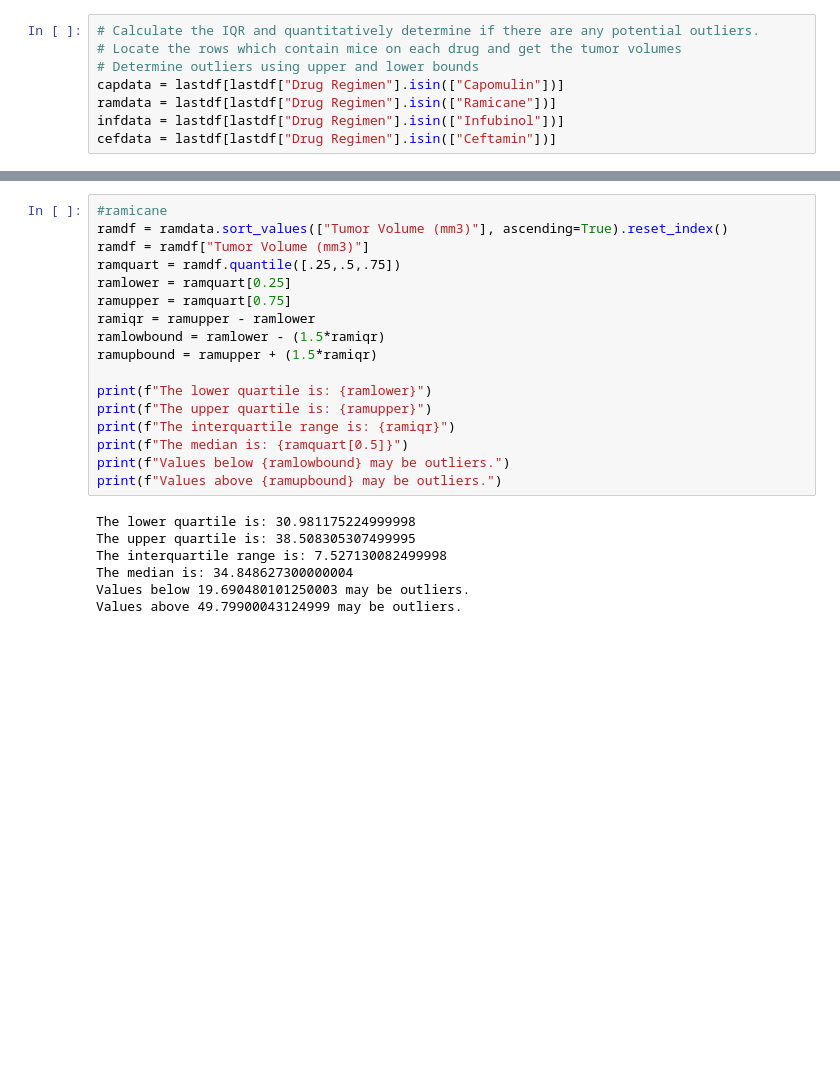
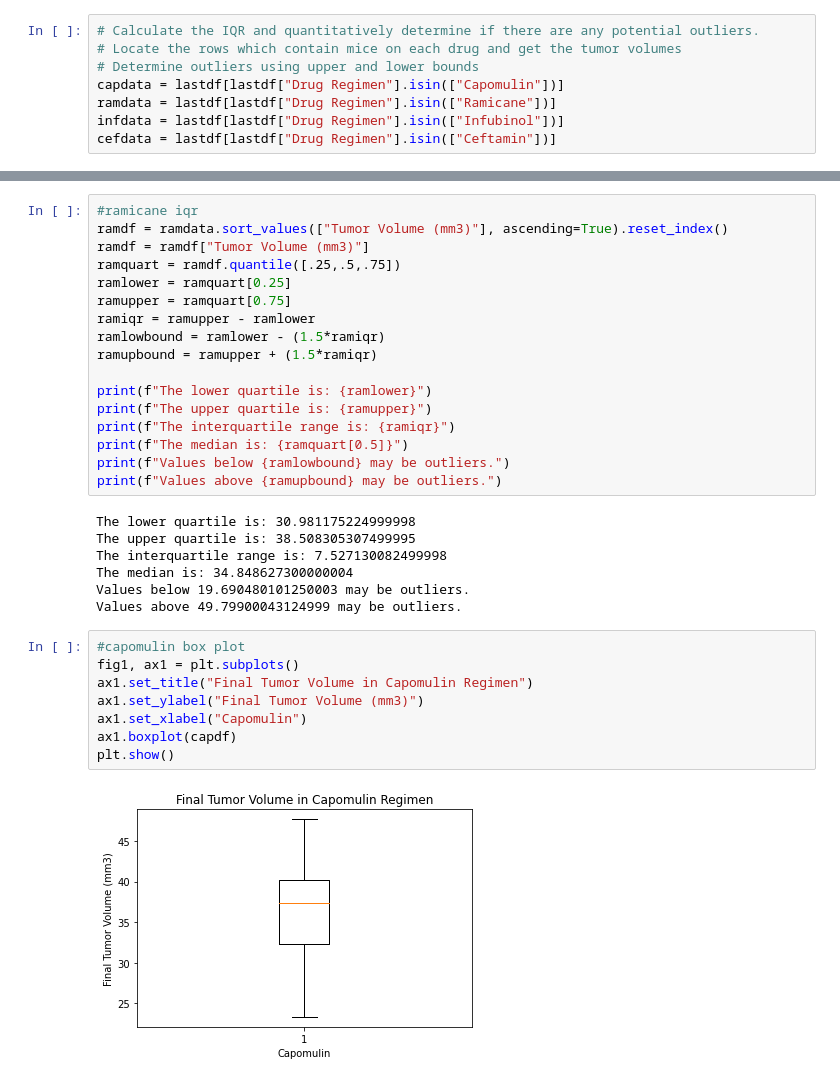
Before and after one commit to ericlee1899/matplotlib-challenge, a Jupyter notebook: Main.ipynb, the cells around one changed output, grey strips where cells are left out. Saved outputs shown, nothing was run; the diff lists cells and outputs as text; blank space fills up the shorter version.

```diff
--- a/Main.ipynb
+++ b/Main.ipynb
@@ -207,5 +231,5 @@ Values above 51.83201549 may be outliers.
 # %%
-#ramicane
+#ramicane iqr
 ramdf = ramdata.sort_values(["Tumor Volume (mm3)"], ascending=True).reset_index()
 ramdf = ramdf["Tumor Volume (mm3)"]
 ramquart = ramdf.quantile([.25,.5,.75])
@@ -228,4 +252,14 @@ The interquartile range is: 7.527130082499998
 The median is: 34.848627300000004
 Values below 19.690480101250003 may be outliers.
 Values above 49.79900043124999 may be outliers.
+# %%
+#capomulin box plot
+fig1, ax1 = plt.subplots()
+ax1.set_title("Final Tumor Volume in Capomulin Regimen")
+ax1.set_ylabel("Final Tumor Volume (mm3)")
+ax1.set_xlabel("Capomulin")
+ax1.boxplot(capdf)
+plt.show()
+# %% [output]
+[figure, added]
 # %%
```
Also changed, not shown: parts of 13 cells of this notebook.
